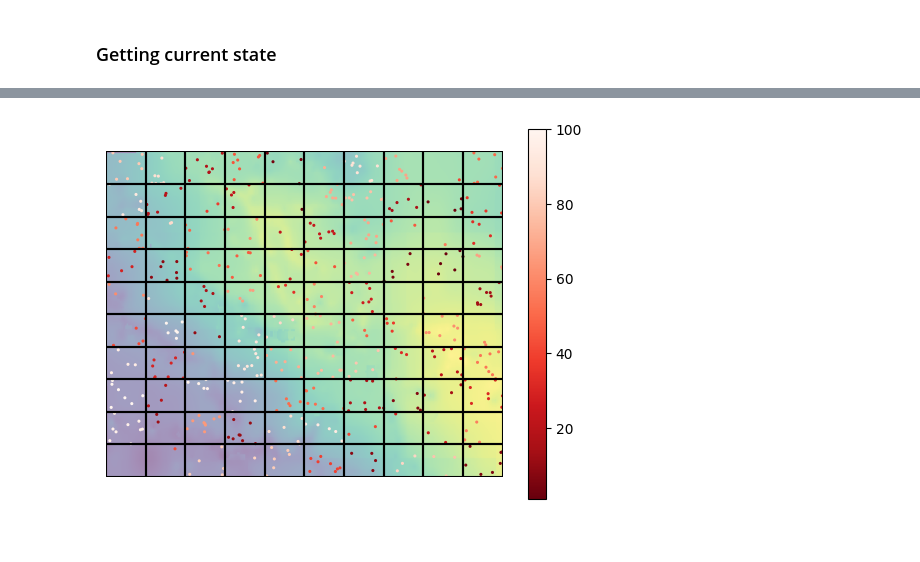
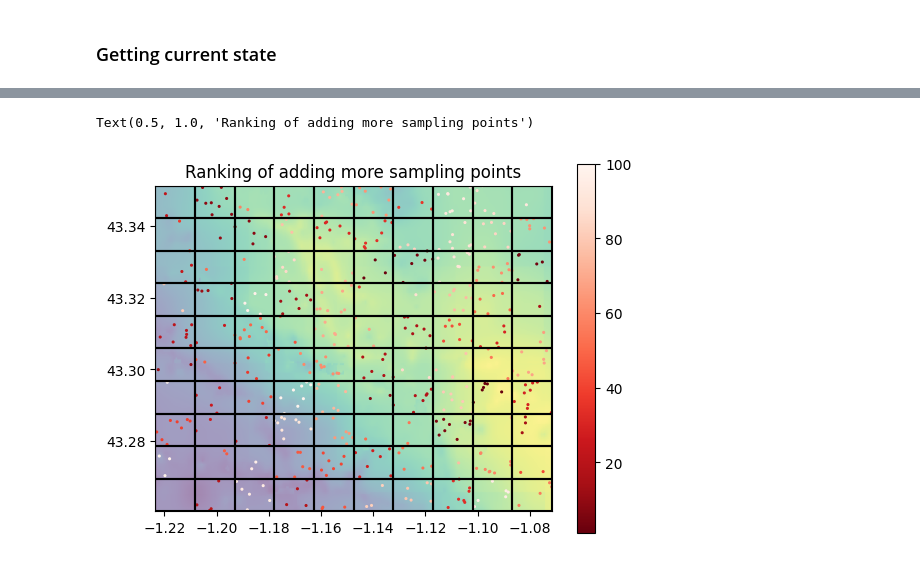
Before and after one commit to franckalbinet/trufl, a Jupyter notebook: nbs/tutorials/quick-start.ipynb, the cells around one changed output, grey strips where cells are left out. Saved outputs shown, nothing was run; the diff lists cells and outputs as text; code cells hidden in the pictures.

```diff
--- a/nbs/tutorials/quick-start.ipynb
+++ b/nbs/tutorials/quick-start.ipynb
@@ -197,29 +199,28 @@ gdf_samples_t0.head()
 # %%
 import matplotlib.pyplot as plt
 import rasterio
-
-# Assuming fname_raster, gdf_samples_t0, and gdf_grid are already defined
 
 # Open the raster file
 with rasterio.open(fname_raster) as src:
     # Get the bounds of the raster
     bounds = src.bounds
     # Read the first band
     raster_data = src.read(1)
     # Calculate the extent of the raster image
     extent = [bounds.left, bounds.right, bounds.bottom, bounds.top]
 
 # Create a plot
 fig, ax = plt.subplots()
 
 # Display the raster image with the correct extent
 plt.imshow(raster_data, extent=extent, cmap='viridis', alpha=0.5)  # Adjust alpha for transparency
 
 # Plot the geodataframes on top of the raster image
 gdf_samples_t0.plot(column='ranking', s=1.5, legend=True, colormap='Reds_r', ax=ax)
 gdf_grid.boundary.plot(color='black', ax=ax)
 
-plt.axis('off')  # Hide axis
-plt.show()
+# Add title to the plot
+ax.set_title('Ranking of adding more sampling points')
 # %% [output]
+Text(0.5, 1.0, 'Ranking of adding more sampling points')
-[figure, old version]
+[figure, new version]
```
Also changed, not shown: parts of 11 cells of this notebook.
